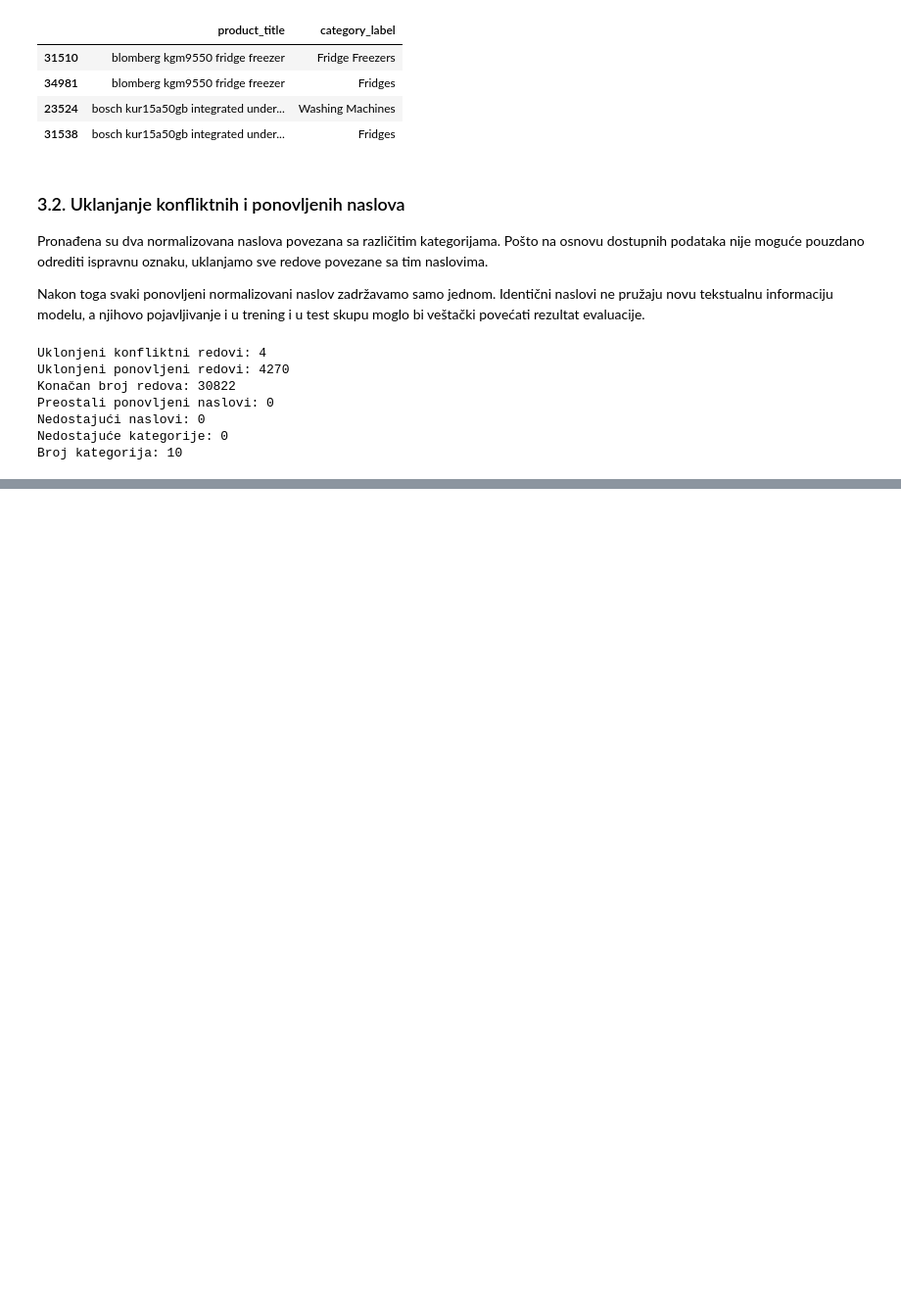
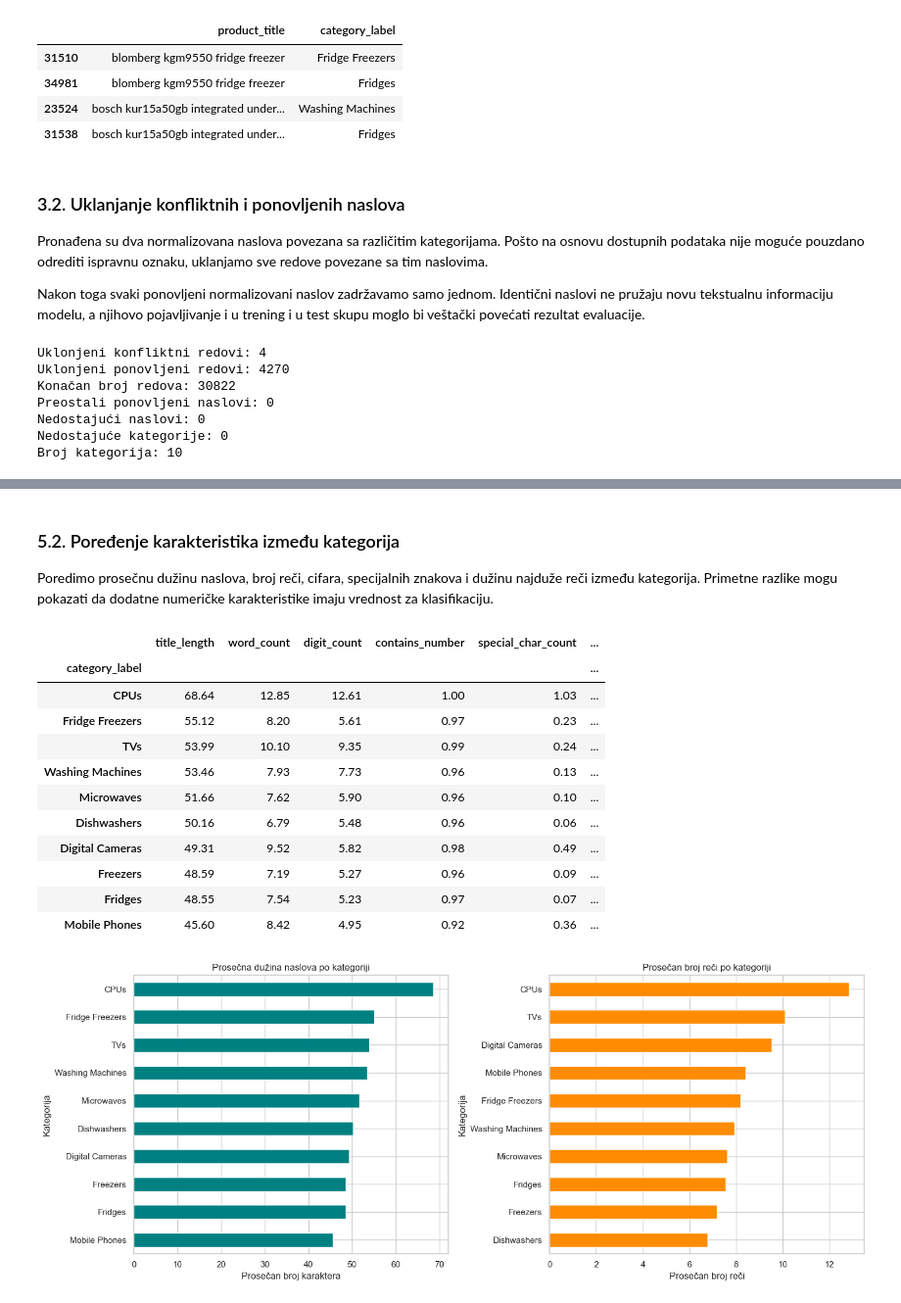
Before and after one commit to stefanstojanovic994/product-category-classifier, a Jupyter notebook: notebooks/product_category_classification.ipynb, the cells around one changed output, grey strips where cells are left out. Shown at 98% size. Saved outputs shown, nothing was run; the diff lists cells and outputs as text; code cells hidden in the pictures; blank space fills up the shorter version.

```diff
--- a/notebooks/product_category_classification.ipynb
+++ b/notebooks/product_category_classification.ipynb
@@ -400,0 +575,63 @@ Broj kategorija: 10
+# %% [markdown]
+### 5.2. Poređenje karakteristika između kategorija
+
+Poredimo prosečnu dužinu naslova, broj reči, cifara, specijalnih znakova i dužinu najduže reči između kategorija. Primetne razlike mogu pokazati da dodatne numeričke karakteristike imaju vrednost za klasifikaciju.
+# %%
+# Karakteristike koje imaju varijaciju
+features_for_analysis = [
+    "title_length",
+    "word_count",
+    "digit_count",
+    "contains_number",
+    "special_char_count",
+    "longest_word_length"
+]
+
+# Prosečne vrednosti po kategorijama
+feature_means_by_category = (
+    df_clean
+    .groupby("category_label")[features_for_analysis]
+    .mean()
+    .round(2)
+    .sort_values("title_length", ascending=False)
+)
+
+display(feature_means_by_category)
+
+# Vizualizacija dve lako razumljive karakteristike
+fig, axes = plt.subplots(1, 2, figsize=(15, 6))
+
+feature_means_by_category["title_length"].sort_values().plot(
+    kind="barh",
+    ax=axes[0],
+    color="teal"
+)
+axes[0].set_title("Prosečna dužina naslova po kategoriji")
+axes[0].set_xlabel("Prosečan broj karaktera")
+axes[0].set_ylabel("Kategorija")
+
+feature_means_by_category["word_count"].sort_values().plot(
+    kind="barh",
+    ax=axes[1],
+    color="darkorange"
+)
+axes[1].set_title("Prosečan broj reči po kategoriji")
+axes[1].set_xlabel("Prosečan broj reči")
+axes[1].set_ylabel("Kategorija")
+
+plt.tight_layout()
+plt.show()
+# %% [output]
+|  | title_length | word_count | digit_count | contains_number | special_char_count | ... |
+| category_label |  |  |  |  |  | ... |
+| CPUs | 68.64 | 12.85 | 12.61 | 1.00 | 1.03 | ... |
+| Fridge Freezers | 55.12 | 8.20 | 5.61 | 0.97 | 0.23 | ... |
+| TVs | 53.99 | 10.10 | 9.35 | 0.99 | 0.24 | ... |
+| Washing Machines | 53.46 | 7.93 | 7.73 | 0.96 | 0.13 | ... |
+| Microwaves | 51.66 | 7.62 | 5.90 | 0.96 | 0.10 | ... |
+| Dishwashers | 50.16 | 6.79 | 5.48 | 0.96 | 0.06 | ... |
+| Digital Cameras | 49.31 | 9.52 | 5.82 | 0.98 | 0.49 | ... |
+| Freezers | 48.59 | 7.19 | 5.27 | 0.96 | 0.09 | ... |
+| Fridges | 48.55 | 7.54 | 5.23 | 0.97 | 0.07 | ... |
+| Mobile Phones | 45.60 | 8.42 | 4.95 | 0.92 | 0.36 | ... |
+[figure, added]
```
Also changed, not shown: parts of 7 cells of this notebook.
